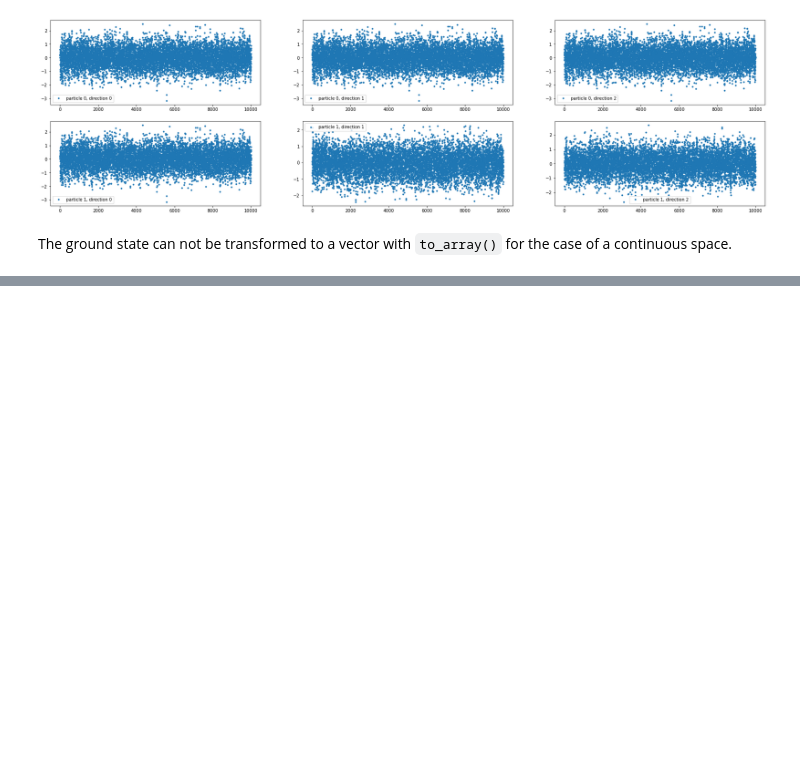
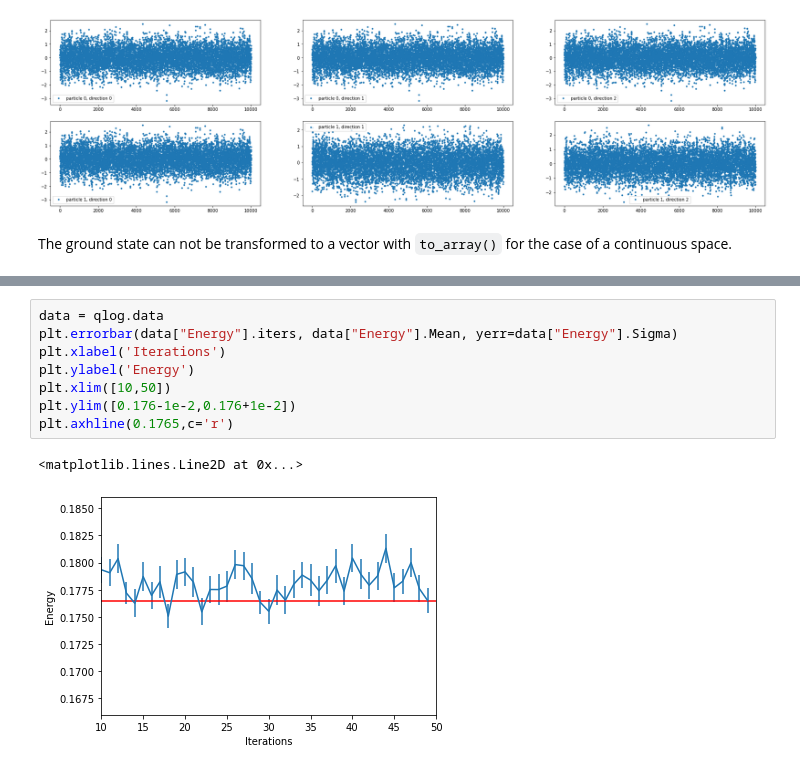
Before and after one commit to erinaldi/bmn2-netket, a Jupyter notebook: notebooks/HarmonicOscillators.ipynb, the cells around one changed output, grey strips where cells are left out. Cells and saved outputs as stored; diff of their text form; blank space fills up the shorter version.

```diff
--- a/notebooks/HarmonicOscillators.ipynb
+++ b/notebooks/HarmonicOscillators.ipynb
@@ -1064,0 +1239,11 @@ The ground state can not be transformed to a vector with `to_array()` for the ca
+# %%
+data = qlog.data
+plt.errorbar(data["Energy"].iters, data["Energy"].Mean, yerr=data["Energy"].Sigma)
+plt.xlabel('Iterations')
+plt.ylabel('Energy')
+plt.xlim([10,50])
+plt.ylim([0.176-1e-2,0.176+1e-2])
+plt.axhline(0.1765,c='r')
+# %% [output]
+<matplotlib.lines.Line2D at 0x...>
+[figure, added]
```
Also changed, not shown: parts of 45 cells of this notebook.
